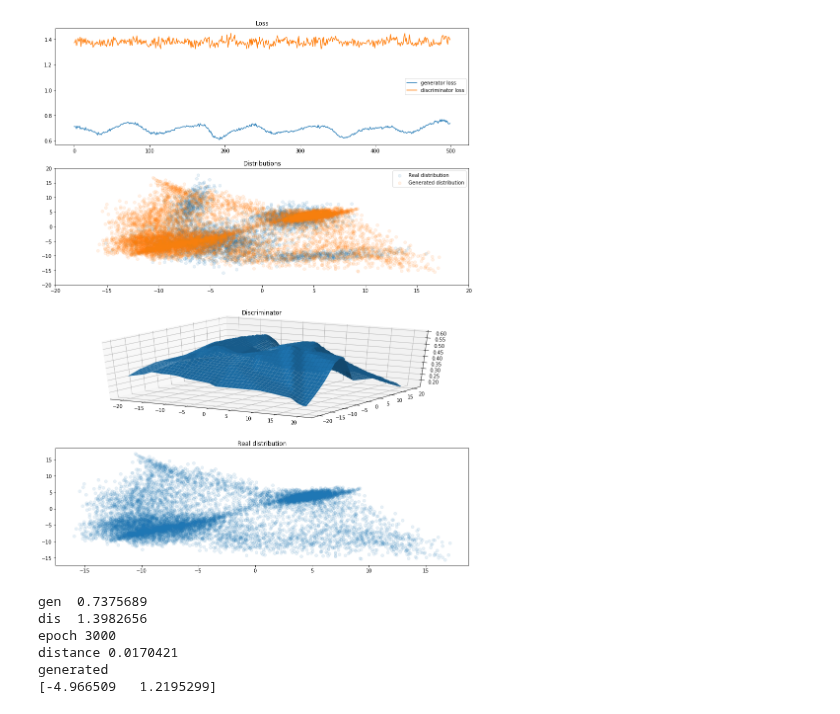
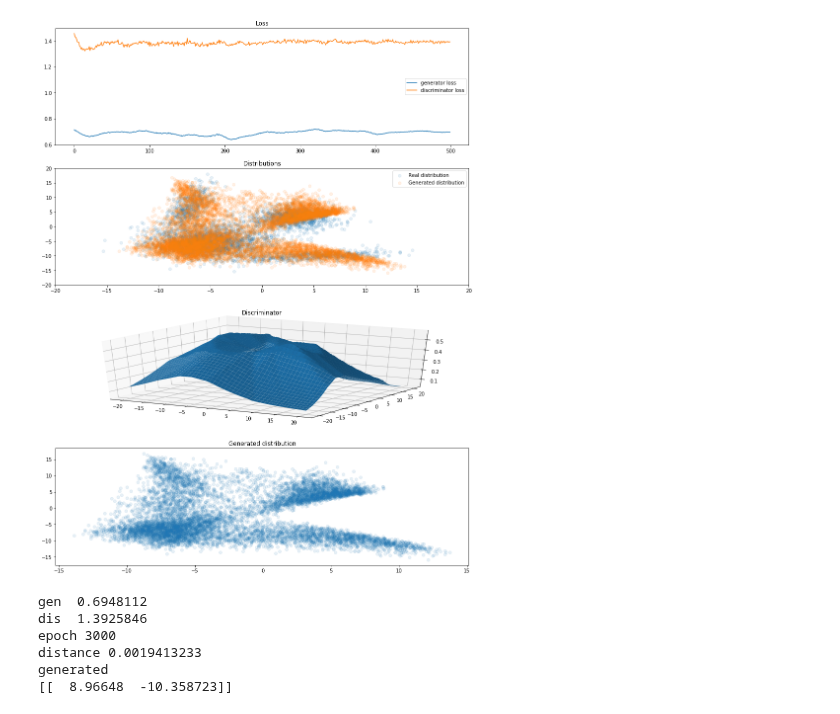
Before and after one commit to hov1417/NNHomework, a Jupyter notebook: session3/final_assignment.ipynb, the cells around one changed output. Saved outputs shown, nothing was run; the diff lists cells and outputs as text; code cells hidden in the pictures.

```diff
--- a/session3/final_assignment.ipynb
+++ b/session3/final_assignment.ipynb
@@ -102,7 +102,7 @@ def plot():
     surf = ax.plot_surface(meshgrid[0], meshgrid[1], out.reshape(meshgrid[0].shape))
 
     plt.subplot(414)
-    plt.title("Real distribution")
+    plt.title("Generated distribution")
     plt.scatter(generated[:,0], generated[:,1], alpha=0.1);
 
     plt.show()
@@ -116,43 +116,46 @@ def info():
     print("generated")
 # %%
 maxIter = 3000
-eps = 1e-200
+eps = 1e-100
 batch_size = 20
 # %%
 glosshist=[]
 dlosshist=[]
 
 # with tf.device("/device:GPU:0"):
 while len(glosshist)<2 or np.abs(glosshist[-1]-glosshist[-2]) + np.abs(dlosshist[-1]-dlosshist[-2]) > eps:
     X = data[np.random.choice(len(data),batch_size)]
 
     _, dis_train_err = sess.run([train_dis, dloss], feed_dict={inX: X, z: sampleNoise(batch_size)})
-    _, gen_train_err = sess.run([train_gen, gloss], feed_dict={inX: X, z: sampleNoise(10*batch_size)})
+    _, gen_train_err = sess.run([train_gen, gloss], feed_dict={inX: X, z: sampleNoise(10 * batch_size)})
 
     dlosshist.append(dis_train_err)
     glosshist.append(gen_train_err)
 
-    out = sess.run(dis, feed_dict={inX: l2})
-    generated = sess.run(gen, feed_dict={z: sampleNoise(10000,[-120,120])})
+    if len(glosshist)%20 == 0:
+        out = sess.run(dis, feed_dict={inX: l2})
+        generated = sess.run(gen, feed_dict={z: sampleNoise(10000, [-120,120])})
 
-    if len(glosshist)%20 == 0:
         glh = np.array(glosshist[-500:])
         dlh = np.array(dlosshist[-500:])
         plot()
         info()
 
-    print(generated[0])
+    if len(glosshist)%100 == 0:
+        batch_size += 5
+
+    print(sess.run(gen, feed_dict={z: sampleNoise(1, [-120, 120])}))
 
     if len(glosshist) >= maxIter:
         break
 # %% [output]
-[figure, old version]
+[figure, new version]
-gen  0.7375689
-dis  1.3982656
+gen  0.6948112
+dis  1.3925846
 epoch 3000
-distance 0.0170421
+distance 0.0019413233
 generated
-[-4.966509   1.2195299]
+[[  8.96648  -10.358723]]
 # %%
 allDone()
 # %% [output]
```
Also changed, not shown: parts of 1 cell of this notebook.
